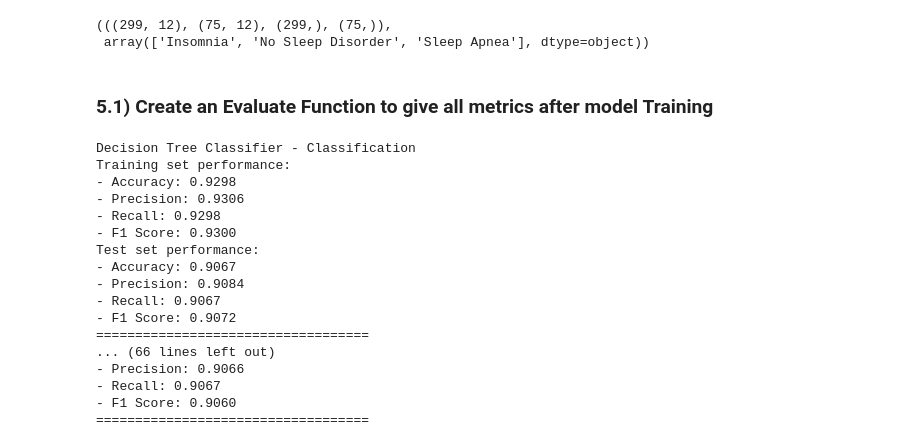
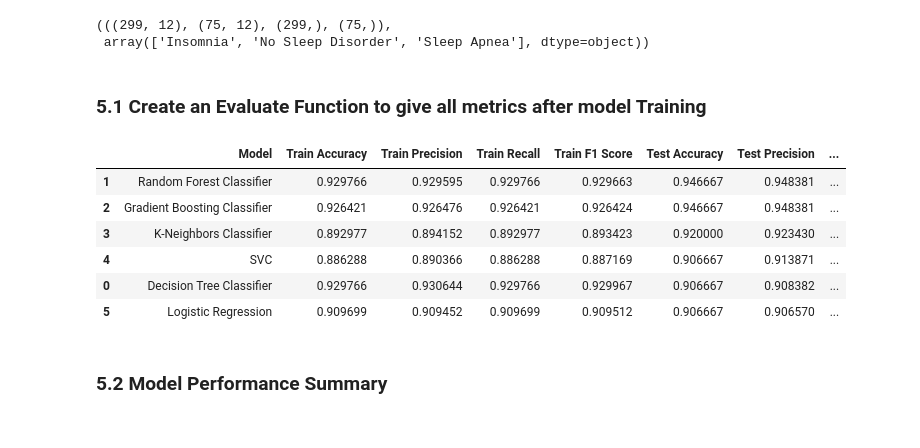
Before and after one commit to Syed-Irfan-1165/Sleep-Health-and-Lifestyle, a Jupyter notebook: notebook/2. MODEL TRAINING.IPYNB, the cells around one changed output. Cells and saved outputs as stored; diff of their text form; code cells hidden in the pictures.

```diff
--- a/notebook/2. MODEL TRAINING.IPYNB
+++ b/notebook/2. MODEL TRAINING.IPYNB
@@ -253,4 +248,4 @@ X_train, X_test, y_train, y_test = train_test_split(X, y, test_size=0.2, random_
 (((299, 12), (75, 12), (299,), (75,)),
  array(['Insomnia', 'No Sleep Disorder', 'Sleep Apnea'], dtype=object))
 # %% [markdown]
-### 5.1) Create an Evaluate Function to give all metrics after model Training
+### 5.1 Create an Evaluate Function to give all metrics after model Training
@@ -257,23 +260,4 @@ X_train, X_test, y_train, y_test = train_test_split(X, y, test_size=0.2, random_
 # %%
-# Import necessary libraries
-from sklearn.model_selection import train_test_split
-from sklearn.linear_model import LinearRegression, Lasso, Ridge
-from sklearn.neighbors import KNeighborsRegressor
-from sklearn.tree import DecisionTreeRegressor
-from sklearn.ensemble import RandomForestRegressor, AdaBoostRegressor
-from sklearn.svm import SVR
-from xgboost import XGBRegressor
-from sklearn.metrics import mean_absolute_error, mean_squared_error, r2_score
-import numpy as np
-from sklearn.metrics import accuracy_score, precision_score, recall_score, f1_score
-
-def evaluate_classification_model(true, predicted):
-    accuracy = accuracy_score(true, predicted)
-    precision = precision_score(true, predicted, average='weighted')
-    recall = recall_score(true, predicted, average='weighted')
-    f1 = f1_score(true, predicted, average='weighted')
-    return accuracy, precision, recall, f1
-
 # Classification models
 classification_models = {
     "Decision Tree Classifier": DecisionTreeClassifier(),
@@ -284,6 +268,8 @@ classification_models = {
     "Logistic Regression": LogisticRegression()
 }
 
+results = []
+
 for name, model in classification_models.items():
     model.fit(X_train, y_train)
     y_train_pred = model.predict(X_train)
@@ -292,34 +278,29 @@ for name, model in classification_models.items():
     train_metrics = evaluate_classification_model(y_train, y_train_pred)
     test_metrics = evaluate_classification_model(y_test, y_test_pred)
 
-    print(f"{name} - Classification")
-    print('Training set performance:')
-    print(f"- Accuracy: {train_metrics[0]:.4f}")
-    print(f"- Precision: {train_metrics[1]:.4f}")
-    print(f"- Recall: {train_metrics[2]:.4f}")
-    print(f"- F1 Score: {train_metrics[3]:.4f}")
-    print('Test set performance:')
-    print(f"- Accuracy: {test_metrics[0]:.4f}")
-    print(f"- Precision: {test_metrics[1]:.4f}")
-    print(f"- Recall: {test_metrics[2]:.4f}")
-    print(f"- F1 Score: {test_metrics[3]:.4f}")
-    print('='*35)
-    print('\n')
+    results.append({
+        'Model': name,
+        'Train Accuracy': train_metrics[0],
+        'Train Precision': train_metrics[1],
+        'Train Recall': train_metrics[2],
+        'Train F1 Score': train_metrics[3],
+        'Test Accuracy': test_metrics[0],
+        'Test Precision': test_metrics[1],
+        'Test Recall': test_metrics[2],
+        'Test F1 Score': test_metrics[3]
+    })
-# %% [output]
-Decision Tree Classifier - Classification
-Training set performance:
-- Accuracy: 0.9298
-- Precision: 0.9306
-- Recall: 0.9298
-- F1 Score: 0.9300
-Test set performance:
-- Accuracy: 0.9067
-- Precision: 0.9084
-- Recall: 0.9067
-- F1 Score: 0.9072
-===================================
-... (66 lines left out)
-- Precision: 0.9066
-- Recall: 0.9067
-- F1 Score: 0.9060
-===================================
+# %%
+# Creating DataFrame sorting based on F1 Score
+df_results = pd.DataFrame(results).sort_values(by='Test F1 Score', ascending=False)
+# %%
+df_results
+# %% [output]
+|  | Model | Train Accuracy | Train Precision | Train Recall | Train F1 Score | Test Accuracy | Test Precision | ... |
+| 1 | Random Forest Classifier | 0.929766 | 0.929595 | 0.929766 | 0.929663 | 0.946667 | 0.948381 | ... |
+| 2 | Gradient Boosting Classifier | 0.926421 | 0.926476 | 0.926421 | 0.926424 | 0.946667 | 0.948381 | ... |
+| 3 | K-Neighbors Classifier | 0.892977 | 0.894152 | 0.892977 | 0.893423 | 0.920000 | 0.923430 | ... |
+| 4 | SVC | 0.886288 | 0.890366 | 0.886288 | 0.887169 | 0.906667 | 0.913871 | ... |
+| 0 | Decision Tree Classifier | 0.929766 | 0.930644 | 0.929766 | 0.929967 | 0.906667 | 0.908382 | ... |
+| 5 | Logistic Regression | 0.909699 | 0.909452 | 0.909699 | 0.909512 | 0.906667 | 0.906570 | ... |
+# %% [markdown]
+### 5.2 Model Performance Summary
```
Also changed, not shown: parts of 8 cells of this notebook, 1 other file.
